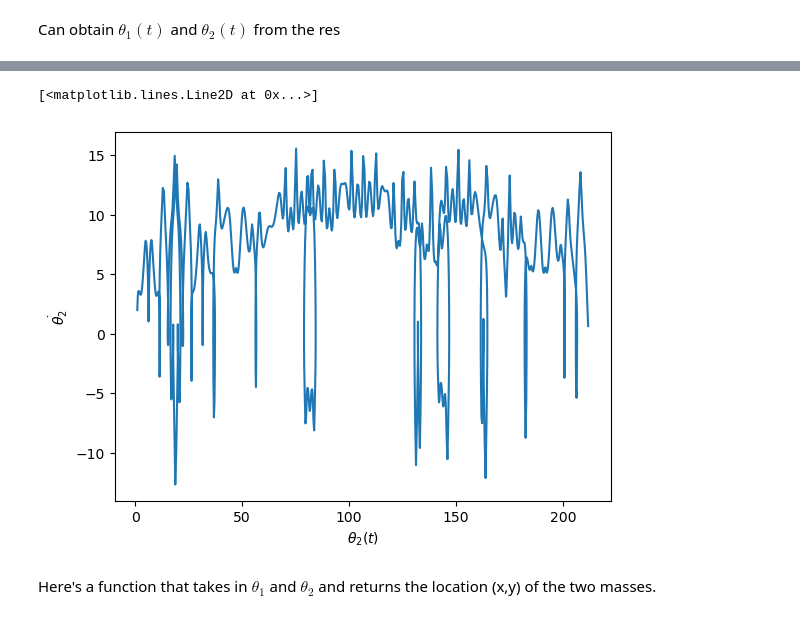
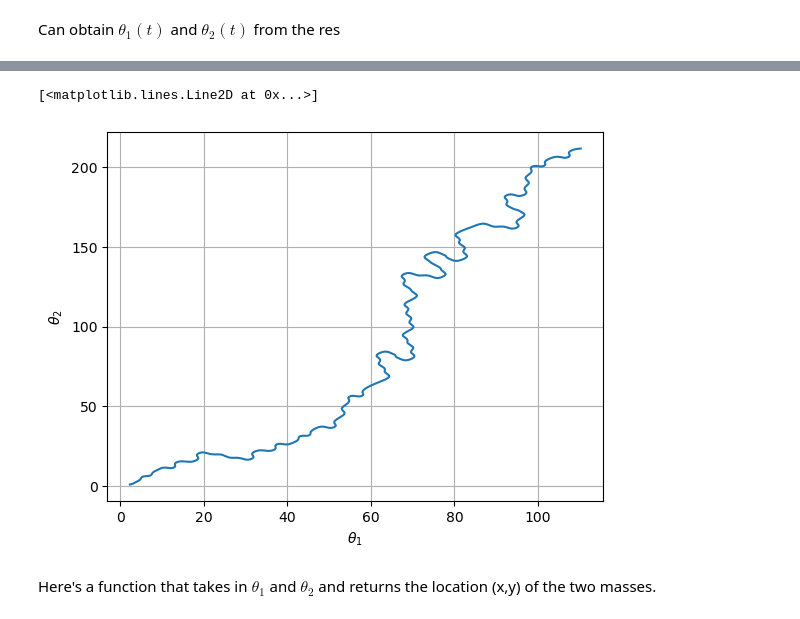
Before and after one commit to sage2003/Python-for-Science, a Jupyter notebook: Double_Pendulum.ipynb, the cells around one changed output, grey strips where cells are left out. Saved outputs shown, nothing was run; the diff lists cells and outputs as text; code cells hidden in the pictures.

```diff
--- a/Double_Pendulum.ipynb
+++ b/Double_Pendulum.ipynb
@@ -6,6 +6,8 @@ import matplotlib.pyplot as plt
 from matplotlib import animation
 from mpl_toolkits.mplot3d import Axes3D
 from matplotlib.animation import PillowWriter
+import scienceplots
+plt.style.use(['science', 'notebook', 'grid'])
 # %% [markdown]
 ## Let's find the Lagrange's Equations for a Double Pendulum
 
@@ -149,10 +179,11 @@ plt.plot(t, theta2)
 # %%
-plt.xlabel(r"$\theta_2 (t)$")
-plt.ylabel(r"$\dot{\theta_2}$")
-plt.plot(theta2, res.T[3])
+plt.xlabel(r"$\theta_1$")
+plt.ylabel(r"$\theta_2$")
+plt.grid()
+plt.plot(theta1, theta2)
 # %% [output]
 [<matplotlib.lines.Line2D at 0x...>]
-[figure, old version]
+[figure, new version]
 # %% [markdown]
 Here's a function that takes in $\theta_1$ and $\theta_2$ and returns the location (x,y) of the two masses.
 # %%
```
Also changed, not shown: parts of 2 cells of this notebook, 2 other files.
